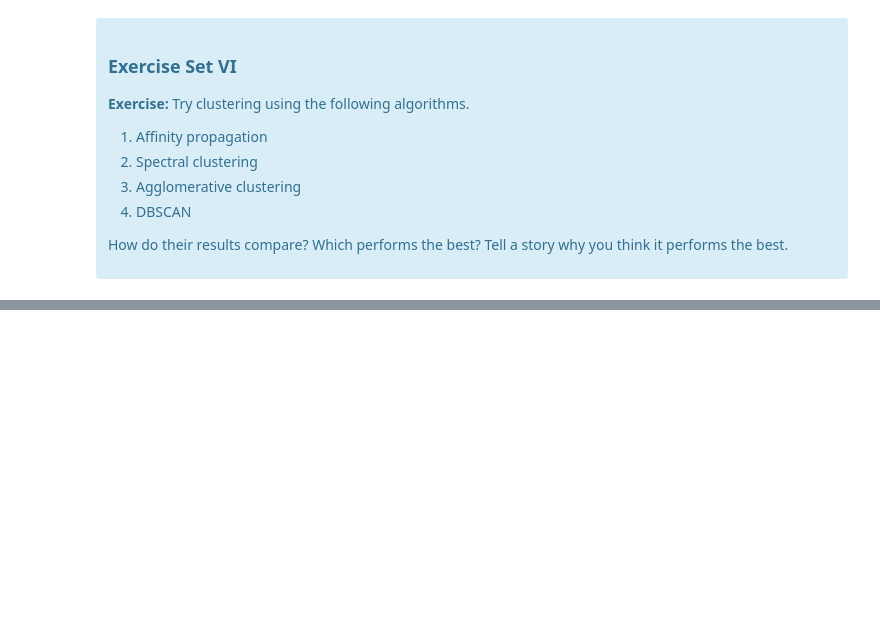
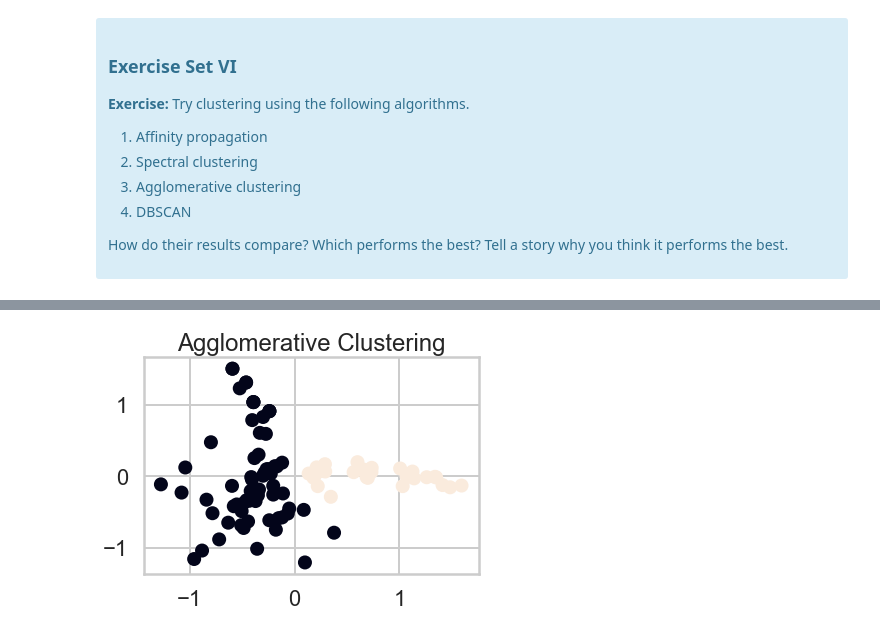
Before and after one commit to rachelraikar/Unit-10-Machine-Learning, a Jupyter notebook: clustering/Mini_Project_Clustering.ipynb, the cells around one changed output, grey strips where cells are left out. Drawn from its saved outputs; the diff is of its cells as text; code cells hidden in the pictures; blank space fills up the shorter version.

```diff
--- a/clustering/Mini_Project_Clustering.ipynb
+++ b/clustering/Mini_Project_Clustering.ipynb
@@ -564,6 +558,15 @@ from sklearn.cluster import SpectralClustering
 # %%
 #Agglomerative clustering
 from sklearn.cluster import AgglomerativeClustering
+
+agg_model = AgglomerativeClustering()
+AC_prediction = agg_model.fit_predict(features)
+
+plt.scatter(x, y,c=AC_prediction)
+plt.title('Agglomerative Clustering')
+plt.show()
+# %% [output]
+[figure, added]
 # %%
 #DBSCAN
 from sklearn.cluster import DBSCAN
```
Also changed, not shown: parts of 12 cells of this notebook.
